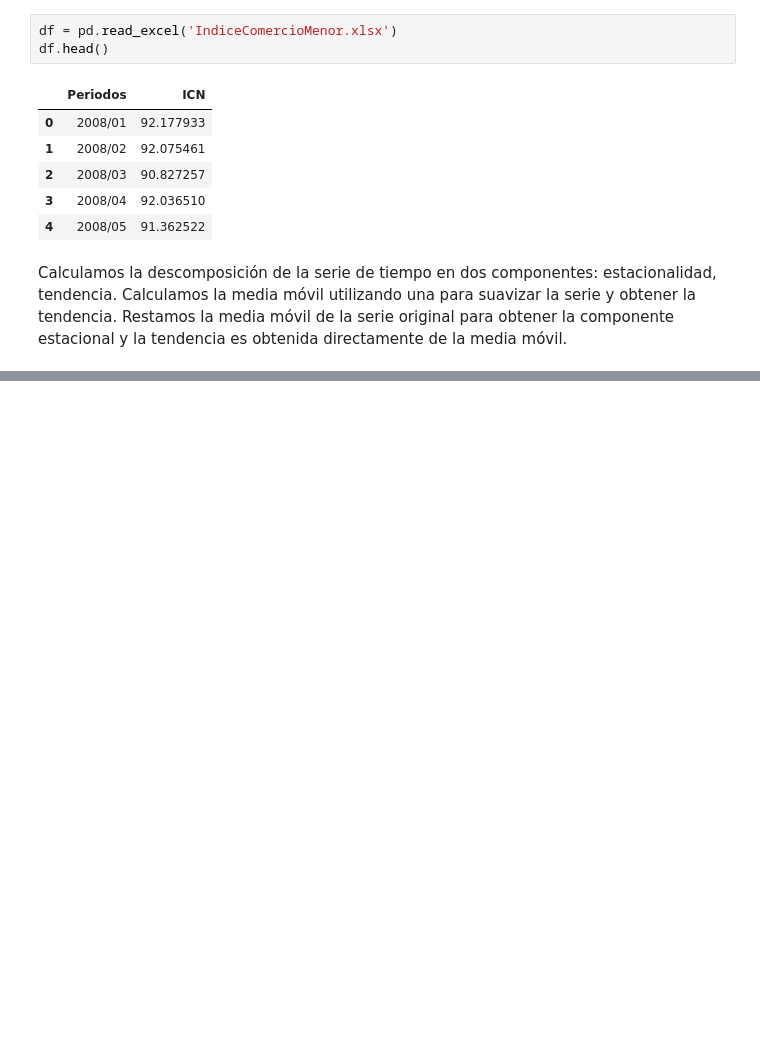
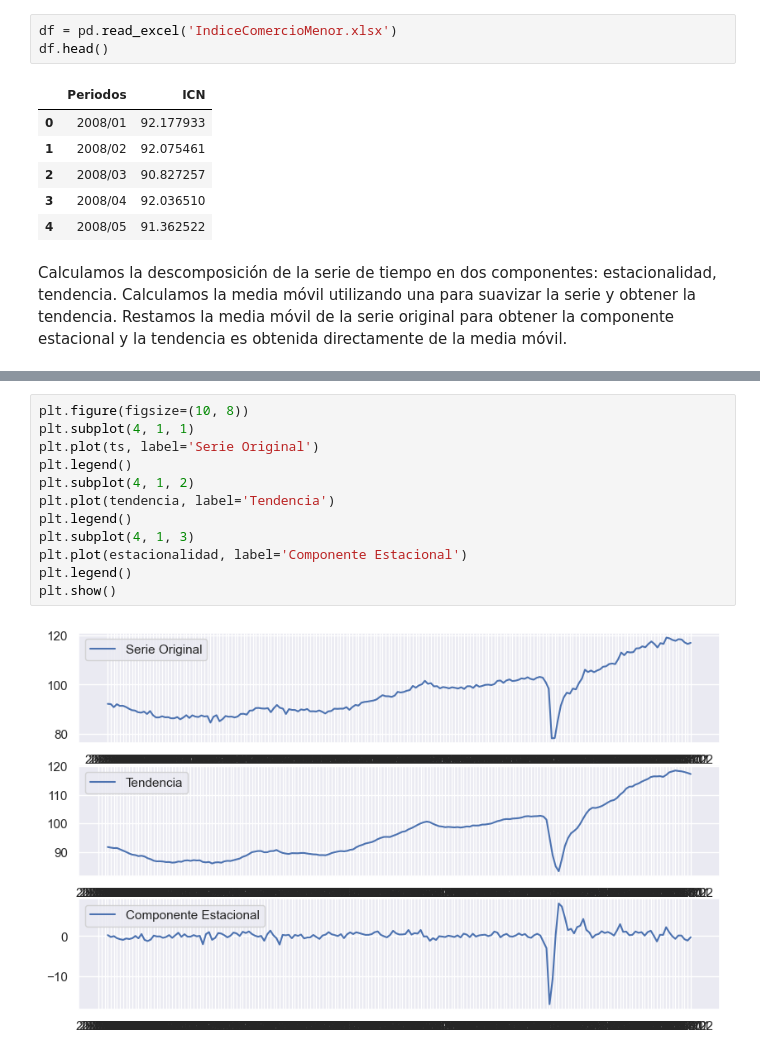
Before and after one commit to maferpy/unidad9, a Jupyter notebook: pronosticos.ipynb, the cells around one changed output, grey strips where cells are left out. Saved outputs shown, nothing was run; the diff lists cells and outputs as text; blank space fills up the shorter version.

```diff
--- a/pronosticos.ipynb
+++ b/pronosticos.ipynb
@@ -442,0 +453,14 @@ dfRes.head()
+# %%
+plt.figure(figsize=(10, 8))
+plt.subplot(4, 1, 1)
+plt.plot(ts, label='Serie Original')
+plt.legend()
+plt.subplot(4, 1, 2)
+plt.plot(tendencia, label='Tendencia')
+plt.legend()
+plt.subplot(4, 1, 3)
+plt.plot(estacionalidad, label='Componente Estacional')
+plt.legend()
+plt.show()
+# %% [output]
+[figure, added]
```
Also changed, not shown: parts of 14 cells of this notebook.
